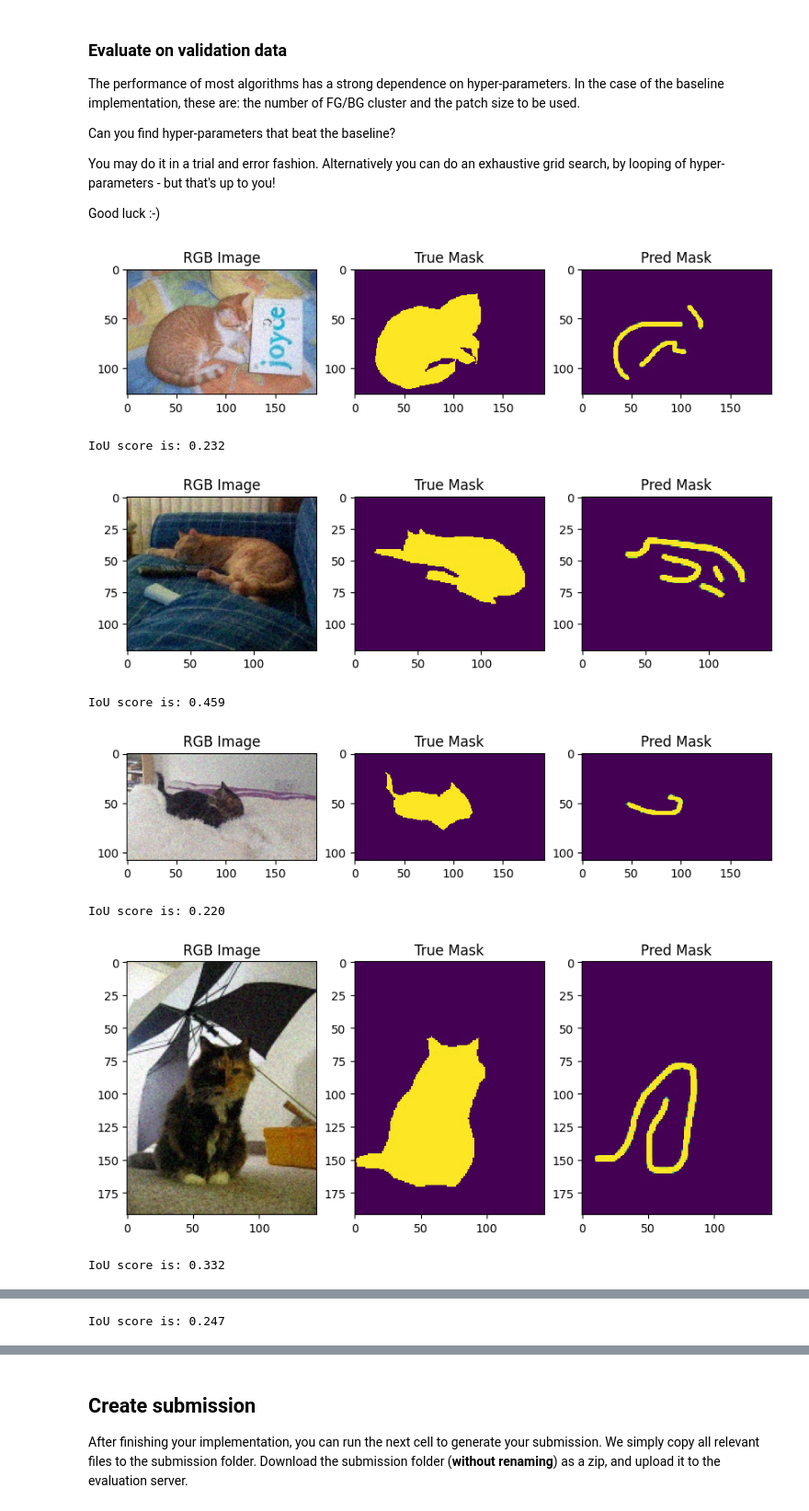
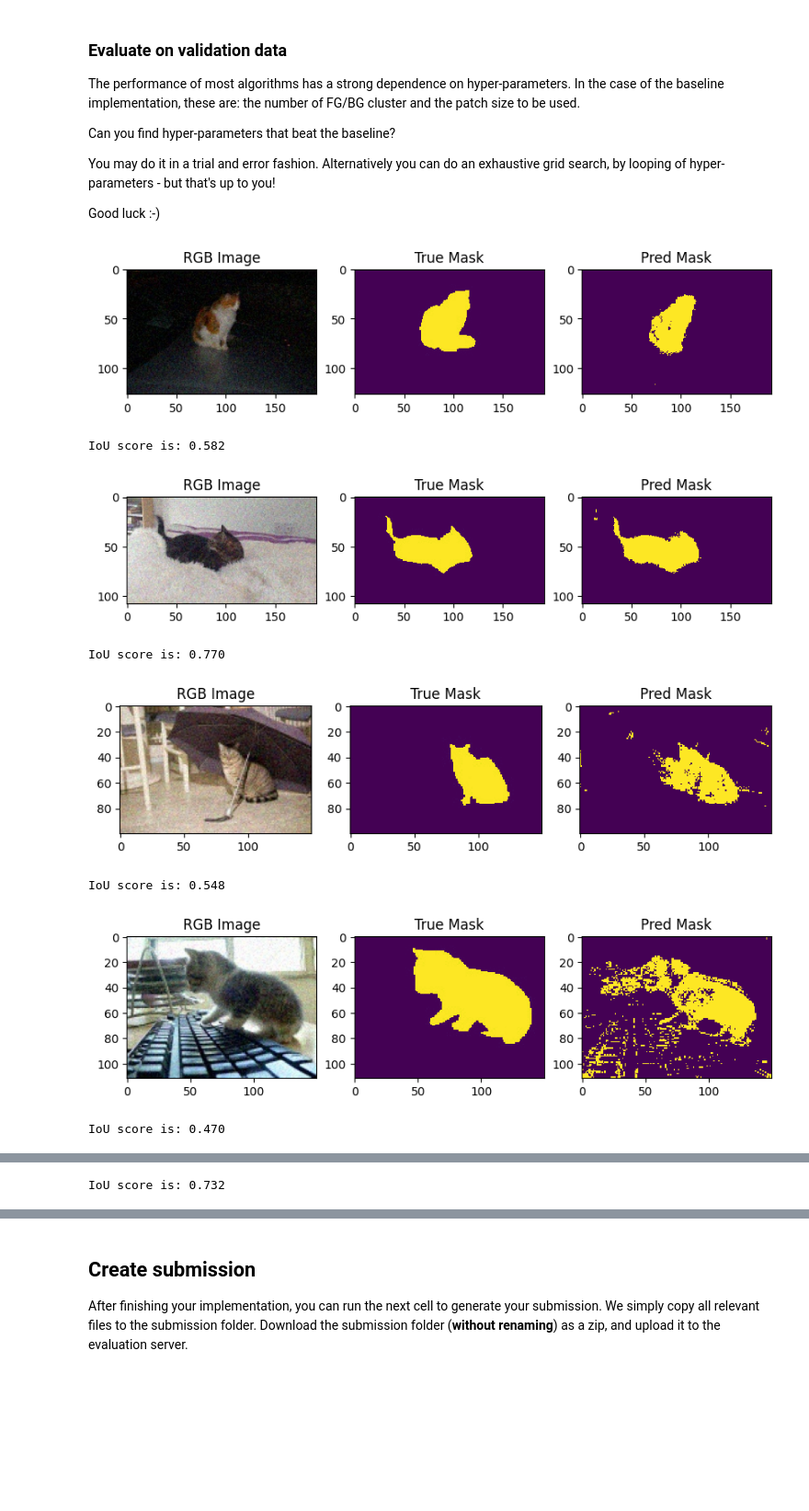
Before and after one commit to simonsimon006/ethz-imana-fs23-task2, a Jupyter notebook: handout/handout.ipynb, the cells around one changed output, grey strips where cells are left out. Shown at 92% size. Cells and saved outputs as stored; diff of their text form; code cells hidden in the pictures; blank space fills up the shorter version.

```diff
--- a/handout/handout.ipynb
+++ b/handout/handout.ipynb
@@ -91,9 +91,9 @@ Drive already mounted at /content/drive; to attempt to forcibly remount, call dr
 **NOTE:** Even if your drive is set to a different language - always start the path with MyDrive
 # %%
 # TODO
-iacv_path = 'handout'
+iacv_path = 'handout/'
 
-env_path = Path("/home/simon/Downloads/ex2_interactive_segmentation") / iacv_path
+env_path = Path("/home/simon/Downloads/ex2_interactive_segmentation/") / iacv_path
 data_path = env_path / 'data'
 
 # Add the handout folder to python paths
@@ -262,16 +254,16 @@ You may do it in a trial and error fashion. Alternatively you can do an exhausti
 
 Good luck :-)
 # %%
-segmenter = ImageSegmenter(k_fg=2, k_bg=5, mode='kmeans')
+segmenter = ImageSegmenter(k_fg=4, k_bg=12, mode='kmeans')
 iou, proc_time = evaluate_segmentation(segmenter, sample_dirs, display=True)
 
 print(f"Mean IoU: {iou:0.3f} with average time per image of {proc_time:0.3f} s")
 # %% [output]
-[figure, old version]
+[figure, new version]
-IoU score is: 0.232
+IoU score is: 0.582
-[figure, old version]
+[figure, new version]
-IoU score is: 0.459
+IoU score is: 0.770
-[figure, old version]
+[figure, new version]
-IoU score is: 0.220
+IoU score is: 0.548
-[figure, old version]
+[figure, new version]
-IoU score is: 0.332
+IoU score is: 0.470
@@ -279 +271 @@ IoU score is: 0.332
-IoU score is: 0.247
+IoU score is: 0.732
```
Also changed, not shown: parts of 8 cells of this notebook, 8 other files.
